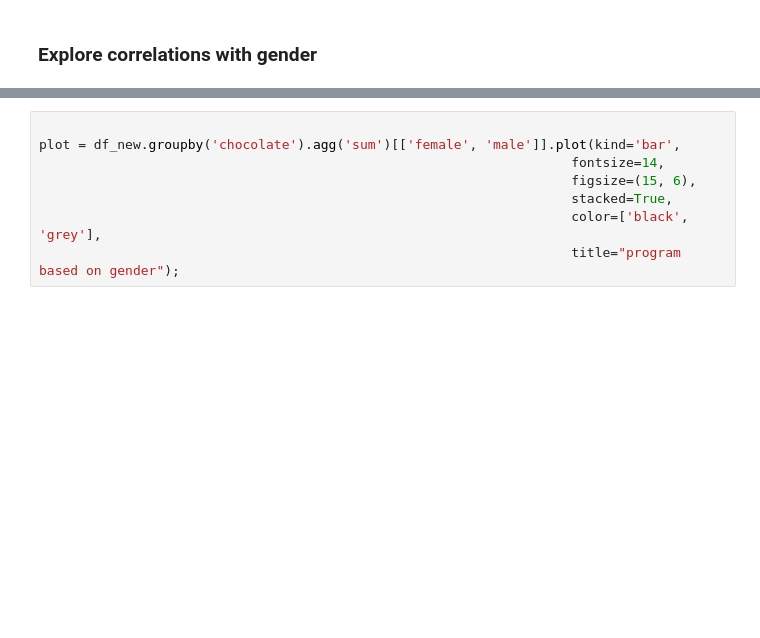
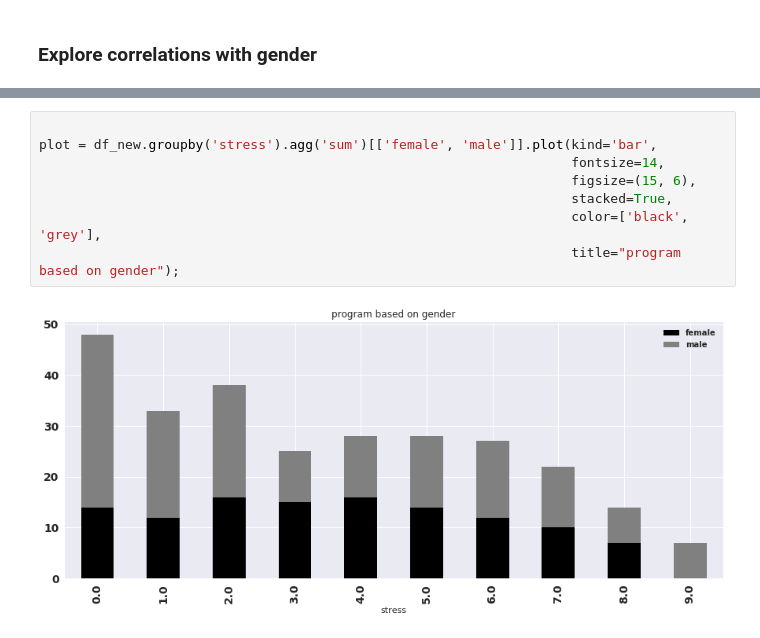
Before and after one commit to NatasjaWezel/DataMiningTechniques, a Jupyter notebook: assignment1_task1.ipynb, the cells around one changed output, grey strips where cells are left out. Saved outputs shown, nothing was run; the diff lists cells and outputs as text; blank space fills up the shorter version.

```diff
--- a/assignment1_task1.ipynb
+++ b/assignment1_task1.ipynb
@@ -422,8 +463,10 @@ plot = df_new.groupby('program').agg('sum')[['female', 'male']].plot(kind='bar',
 # %%
 
-plot = df_new.groupby('chocolate').agg('sum')[['female', 'male']].plot(kind='bar',
+plot = df_new.groupby('stress').agg('sum')[['female', 'male']].plot(kind='bar',
                                                                     fontsize=14,
                                                                     figsize=(15, 6),
                                                                     stacked=True,
                                                                     color=['black', 'grey'],
                                                                     title="program based on gender");
+# %% [output]
+[figure, added]
```
Also changed, not shown: parts of 9 cells of this notebook.
